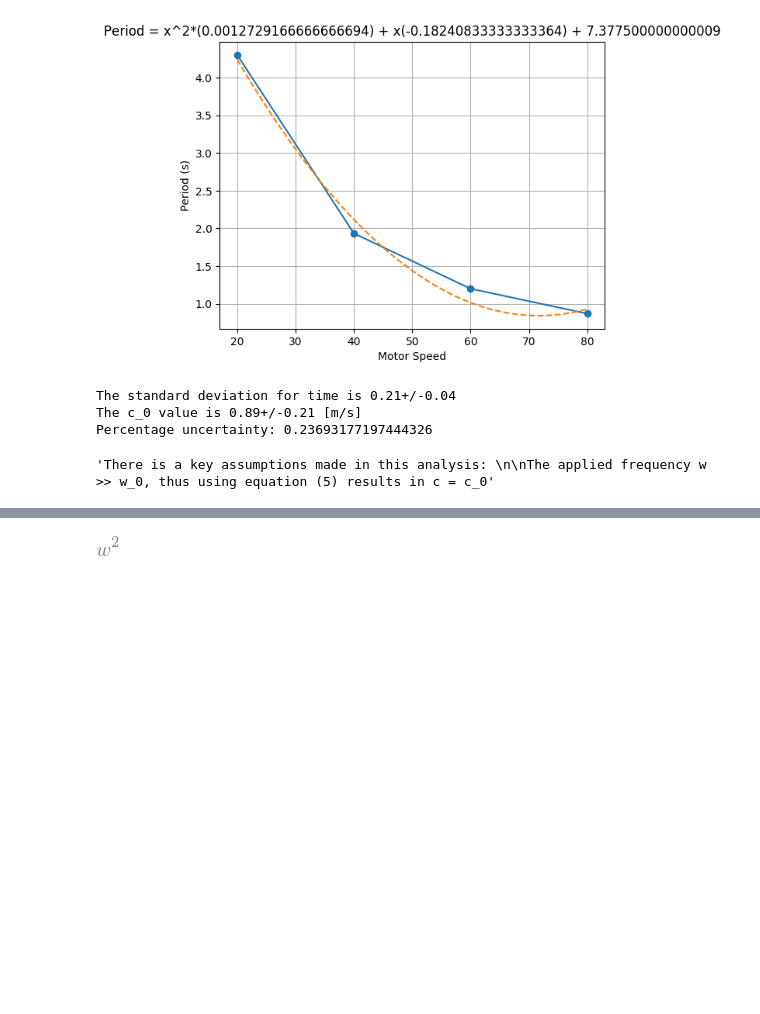
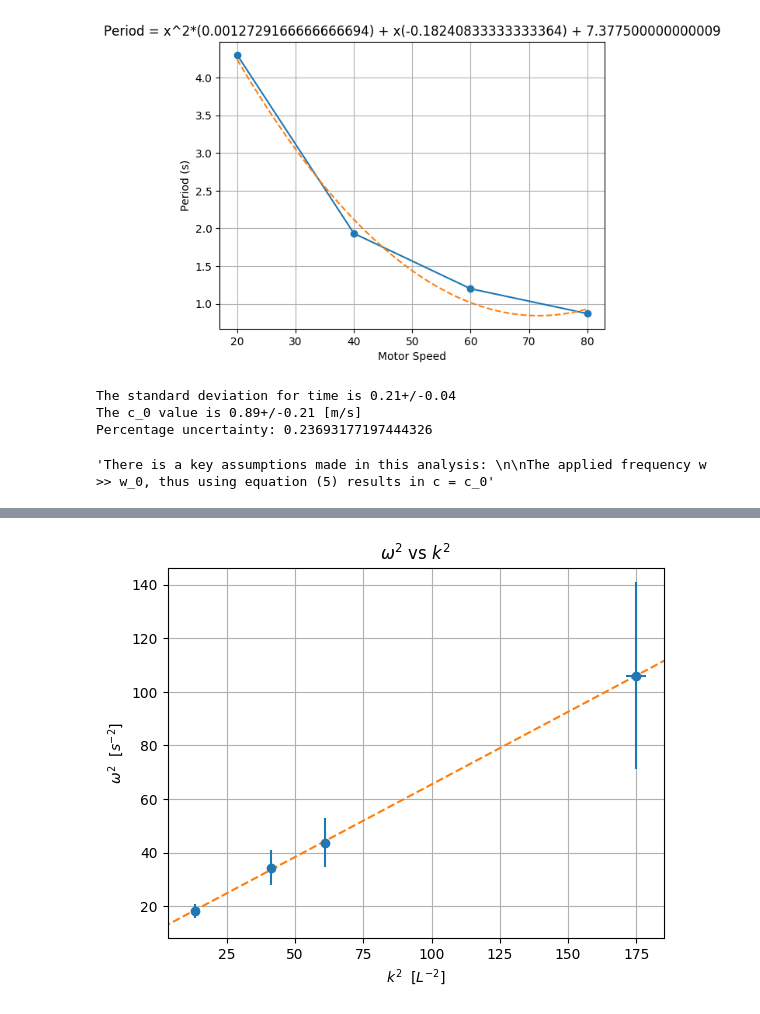
Before and after one commit to DivyR/PHY294_Labs, a Jupyter notebook: lab01/src/processing.ipynb, the cells around one changed output, grey strips where cells are left out. Drawn from its saved outputs; the diff is of its cells as text; code cells hidden in the pictures; blank space fills up the shorter version.

```diff
--- a/lab01/src/processing.ipynb
+++ b/lab01/src/processing.ipynb
@@ -38,6 +54,20 @@ def standard_deviation(array):
     for i in range(N):
         numerator += umath.pow((array[i] - arrayMean), 2)
     return umath.pow((numerator/N), 1/2)
+
+def convert_to_ufloat(data, uncert):
+    if not isinstance(data, (list, tuple, set)):
+        return ufloat(data, uncert)
+    return [ufloat(e, uncert) for e in data]
+
+def seperate_ufloat(data):
+    if not isinstance(data, (list, tuple, set)):
+        return data.nominal_value, data.std_dev
+    nominals, devs = [], []
+    for e in data:
+        nominals.append(e.nominal_value)
+        devs.append(e.std_dev)
+    return nominals, devs
 # %%
 # Deriving a relationship between motor speed and period.
 motorSpeed = [i for i in range(20, 100, 20)]
@@ -107,41 +139,65 @@ Percentage Uncertainty: 0.003255052311620279
 # %%
 # Q3: Determine k values, plot w^2 vs k^2, deduce w_0^2 and c_0^2
 # data
-wavelengths = [80.5/100, (128-106)/100, (240-82)/100, (192.5 - 94.5)/100, (192.5 - 20)/100]  # meters
+wavelengths = [80.5/100, (128-106)/100, (82-34.5)/100, (192.5 - 94.5)/100, (192.5 - 20)/100]  # meters
 periods = [9.5/10, 7.7/10, 6.1/10, 10.7/10, 14.7/10]  # seconds
 modes = [3, 3, 4, 2, 1]  # modes = n
 
 # convert to ufloats
+wavelengths = convert_to_ufloat(wavelengths, UNCERTAINTY_RULER)
+periods = convert_to_ufloat(periods, UNCERTAINTY_IPHONE)
+
+# calculate k^2 values, not do not use kn
+K2 = []  # without n
 for i in range(len(wavelengths)):
-    wavelengths.append(ufloat(wavelengths.pop(0), UNCERTAINTY_RULER))
-    periods.append(ufloat(periods.pop(0), UNCERTAINTY_IPHONE))
-
-# determine standard deviations
-sdPeriods = standard_deviation(periods)
-
-# calculate k values, not do not use kn
-K = []  # without n
-Kn = []  # with n
-for i in range(len(wavelengths)):
-    valueN = modes[i]*np.pi/LENGTH_SLINKY
-    Kn.append(valueN)
-    value = 2*np.pi/wavelengths[i]
-    K.append(value)
-
+    value = umath.pow(2*np.pi/wavelengths[i], 2)
+    K2.append(value)
 
 # determine w^2 using period
 W2 = []
 for i in range(len(periods)):
-    W2.append(2*np.pi/periods[i])
+    W2.append(umath.pow(2*np.pi/periods[i], 2))
+
+# removed outliers
+del W2[1]
+del K2[1]
+
+# seperate data and uncertainty
+K2_nominal, K2_uncert = seperate_ufloat(K2)
+W2_nominal, W2_uncert = seperate_ufloat(W2)
 
 # plot w^2 against k^2
-from sympy import *
-k, w = symbols("k w")
-y = w**2
-
 fig = plt.figure()
 ax = fig.add_subplot(111)
-ax.set_xlabel(y)
-y
+ax.set_xlabel("$k^2$  $[L^{-2}]$")
+ax.set_ylabel("$\omega^2$  $[s^{-2}]$")
+ax.set_title("$\omega^2$ vs $k^2$")
+ax.errorbar(K2_nominal, W2_nominal, W2_uncert, K2_uncert, fmt="o")
+
+# fit the curve
+z = np.polyfit(K2_nominal, W2_nominal, deg=1)
+p = np.poly1d(z)
+xMin = min(K2_nominal)
+xMax = max(K2_nominal)
+yMin = min(W2_nominal)
+yMax = max(W2_nominal)
+epsilon = 10
+h = 50
+xp = np.linspace(xMin - h, xMax + h)
+ax.plot(xp, p(xp), "--")
+
+# set limits
+ax.set_xlim([xMin - epsilon, xMax + epsilon])
+ax.set_ylim([yMin - epsilon, yMax + epsilon + 30])
+# ax.annotate(s="Line of Best Fit", xy=(110,p(110)), xytext=(120, 60), arrowprops=dict(arrowstyle="->"))
+ax.grid(True)
+
+# save image
+export_plot(fig, "q3_wsquared_vs_ksquared")
+
+# export to plottingData
+export_plotting_data([], pre="##Q3##", reset=True)
+export_plotting_data(W2_nominal, pre="w^2: ")
+export_plotting_data(K2_nominal, pre="k^2: ")
 # %% [output]
-[figure, old version]
+[figure, new version]
```
Also changed, not shown: parts of 6 cells of this notebook, 4 other files.
